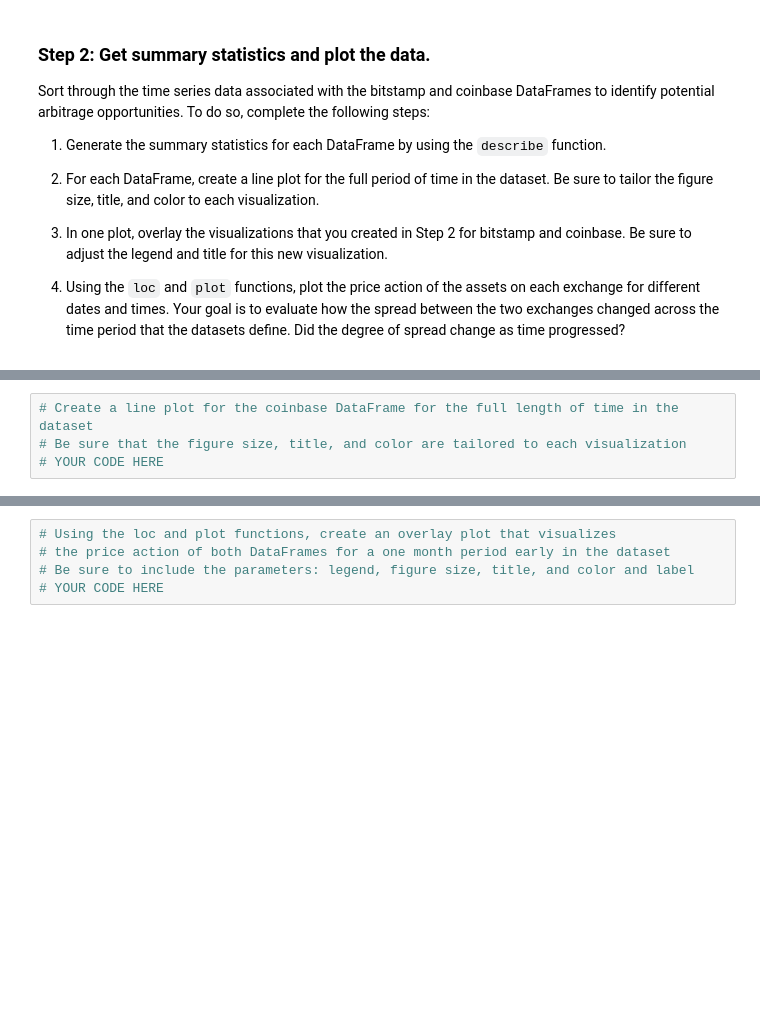
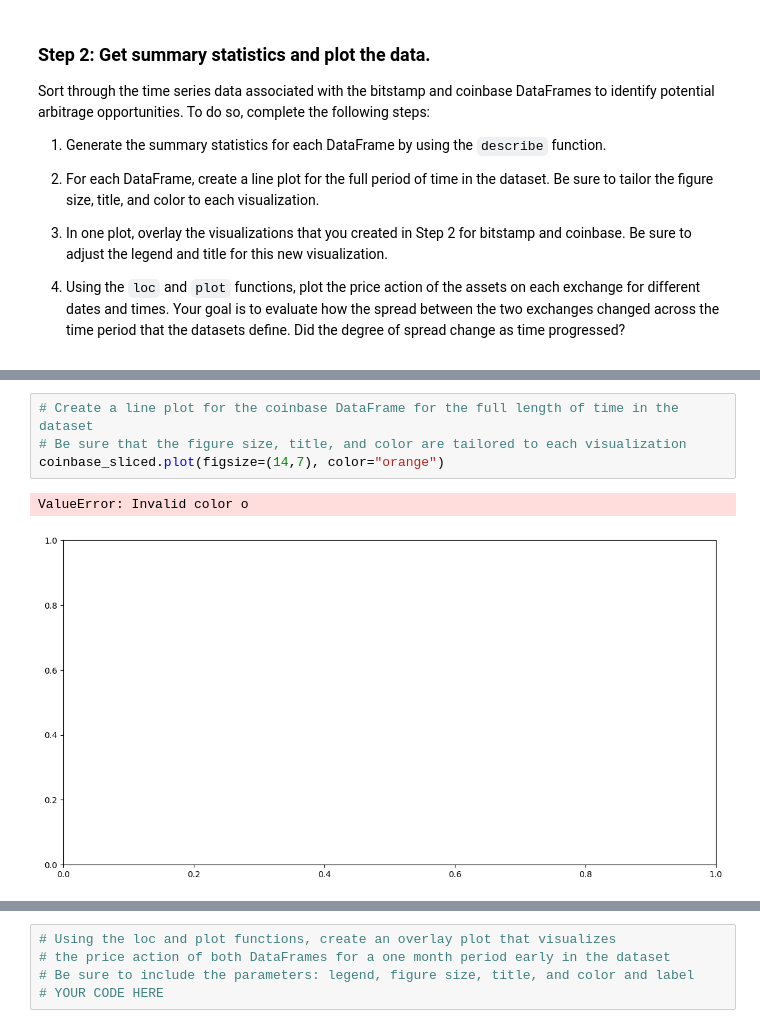
Before and after one commit to Abillu/ChallengeM3_Upload, a Jupyter notebook: crypto_arbitrage.ipynb, the cells around one changed output, grey strips where cells are left out. Cells and saved outputs as stored; diff of their text form; blank space fills up the shorter version.

```diff
--- a/crypto_arbitrage.ipynb
+++ b/crypto_arbitrage.ipynb
@@ -294,7 +319,10 @@ Sort through the time series data associated with the bitstamp and coinbase Data
 # %%
 # Create a line plot for the coinbase DataFrame for the full length of time in the dataset
 # Be sure that the figure size, title, and color are tailored to each visualization
-# YOUR CODE HERE
+coinbase_sliced.plot(figsize=(14,7), color="orange")
+# %% [output]
+ValueError: Invalid color o
+[figure, added]
 # %%
 # Overlay the visualizations for the bitstamp and coinbase DataFrames in one plot
 # The plot should visualize the prices over the full lenth of the dataset
```
Also changed, not shown: parts of 6 cells of this notebook.
